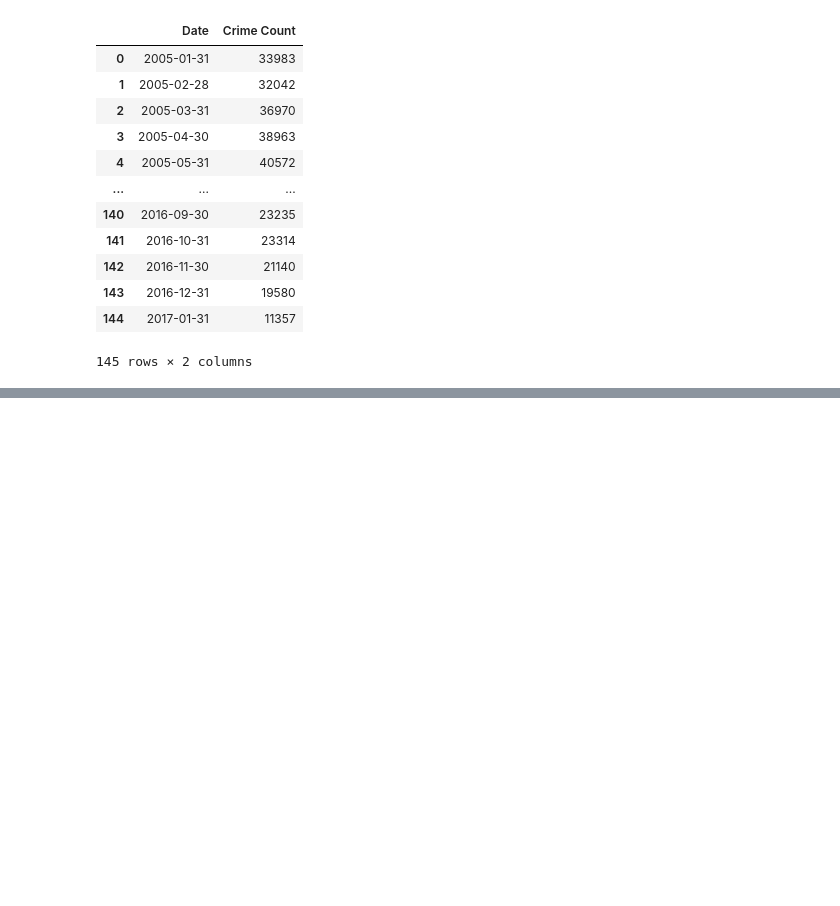
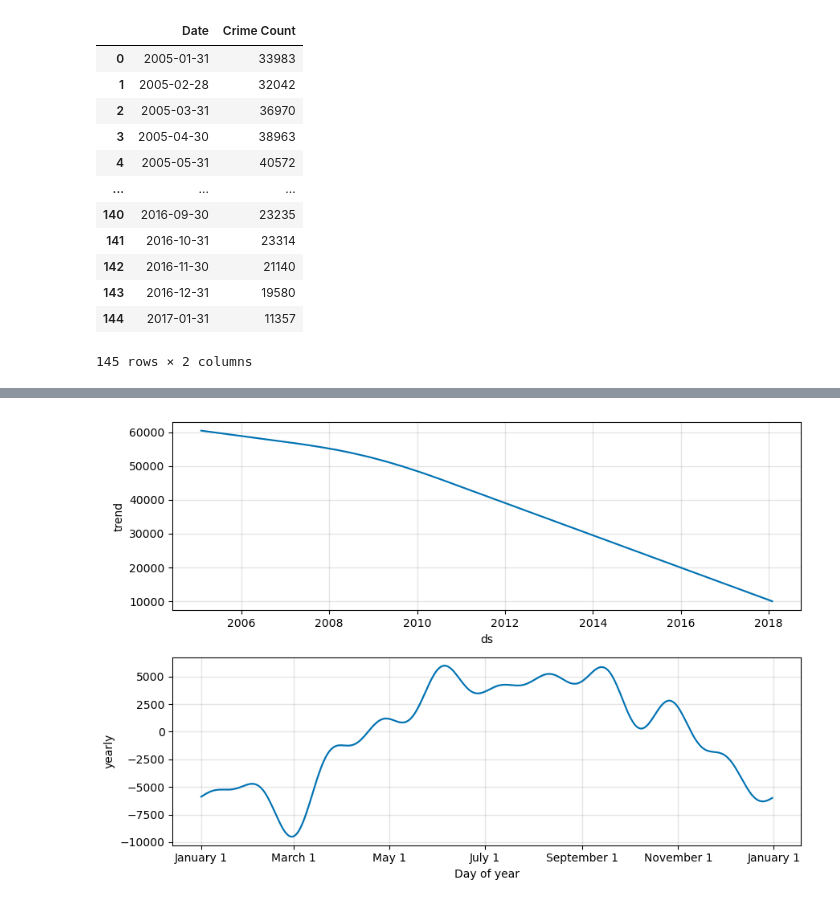
Before and after one commit to elarsaks/8ML-Projects, a Jupyter notebook: Project 3/MySolution.ipynb, the cells around one changed output, grey strips where cells are left out. Saved outputs shown, nothing was run; the diff lists cells and outputs as text; code cells hidden in the pictures; blank space fills up the shorter version.

```diff
--- a/Project 3/MySolution.ipynb
+++ b/Project 3/MySolution.ipynb
@@ -321,0 +377,4 @@ chicago_prophet_df
+# %%
+figure3 = m.plot_components(forecast)
+# %% [output]
+[figure, added]
```
Also changed, not shown: parts of 8 cells of this notebook.
